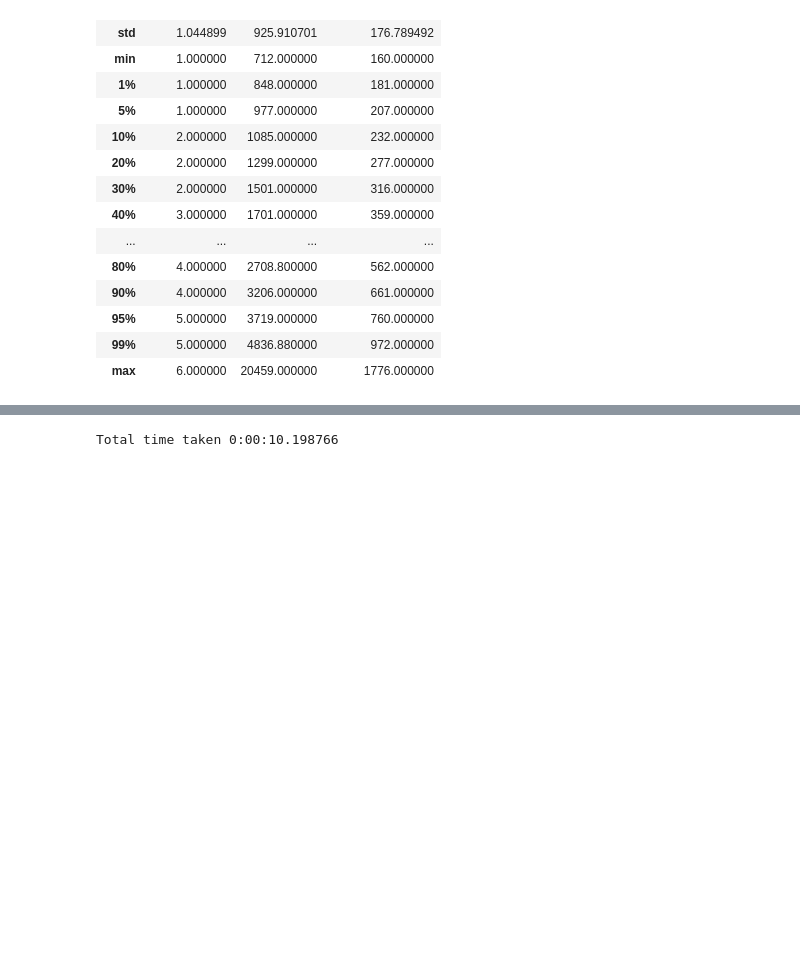
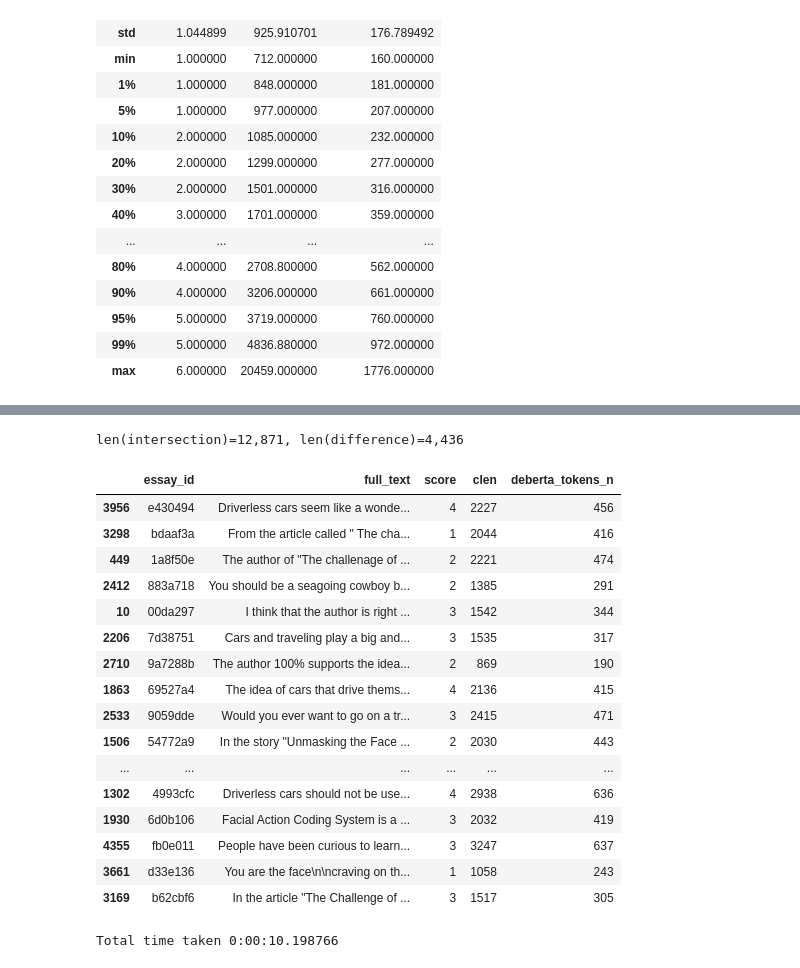
Before and after one commit to seahrh/kaggle-learning-agency-lab-automated-essay-scoring-2, a Jupyter notebook: 01_eda.ipynb, the cells around one changed output, grey strips where cells are left out. Cells and saved outputs as stored; diff of their text form; code cells hidden in the pictures; blank space fills up the shorter version.

Commit message:
pseudo labelling: classify text to persuade topics

```diff
--- a/01_eda.ipynb
+++ b/01_eda.ipynb
@@ -97,3 +97,6 @@ df.describe(percentiles=percentiles)
 | 95% | 5.000000 | 3719.000000 | 760.000000 |
 | 99% | 5.000000 | 4836.880000 | 972.000000 |
 | max | 6.000000 | 20459.000000 | 1776.000000 |
+# %%
+pdf = pd.read_csv("input/persuade20/persuade_2.0_human_scores_demo_id_github.csv", low_memory=False)
+pdf.info()
@@ -100,3 +121,30 @@ df.describe(percentiles=percentiles)
+# %%
+cols = ["essay_id", "full_text", "score", "prompt_name"]
+intersection = pd.merge(df, pdf, on="full_text", how="inner")[cols].reset_index(drop=True)
+difference = df[~df["essay_id"].isin(intersection["essay_id"])].reset_index(drop=True)
+print(f"len(intersection)={len(intersection):,}\nlen(difference)={len(difference):,}")
+# %% [output]
+len(intersection)=12,871, len(difference)=4,436
+# %%
+difference.sample(20)
+# %% [output]
+|  | essay_id | full_text | score | clen | deberta_tokens_n |
+| 3956 | e430494 | Driverless cars seem like a wonde... | 4 | 2227 | 456 |
+| 3298 | bdaaf3a | From the article called " The cha... | 1 | 2044 | 416 |
+| 449 | 1a8f50e | The author of "The challenage of ... | 2 | 2221 | 474 |
+| 2412 | 883a718 | You should be a seagoing cowboy b... | 2 | 1385 | 291 |
+| 10 | 00da297 | I think that the author is right ... | 3 | 1542 | 344 |
+| 2206 | 7d38751 | Cars and traveling play a big and... | 3 | 1535 | 317 |
+| 2710 | 9a7288b | The author 100% supports the idea... | 2 | 869 | 190 |
+| 1863 | 69527a4 | The idea of cars that drive thems... | 4 | 2136 | 415 |
+| 2533 | 9059dde | Would you ever want to go on a tr... | 3 | 2415 | 471 |
+| 1506 | 54772a9 | In the story "Unmasking the Face ... | 2 | 2030 | 443 |
+| ... | ... | ... | ... | ... | ... |
+| 1302 | 4993cfc | Driverless cars should not be use... | 4 | 2938 | 636 |
+| 1930 | 6d0b106 | Facial Action Coding System is a ... | 3 | 2032 | 419 |
+| 4355 | fb0e011 | People have been curious to learn... | 3 | 3247 | 637 |
+| 3661 | d33e136 | You are the face\n\ncraving on th... | 1 | 1058 | 243 |
+| 3169 | b62cbf6 | In the article "The Challenge of ... | 3 | 1517 | 305 |
 # %%
 tim.stop()
 print(f"Total time taken {str(tim.elapsed)}")
```
Also changed, not shown: parts of 1 cell of this notebook, 8 other files.
